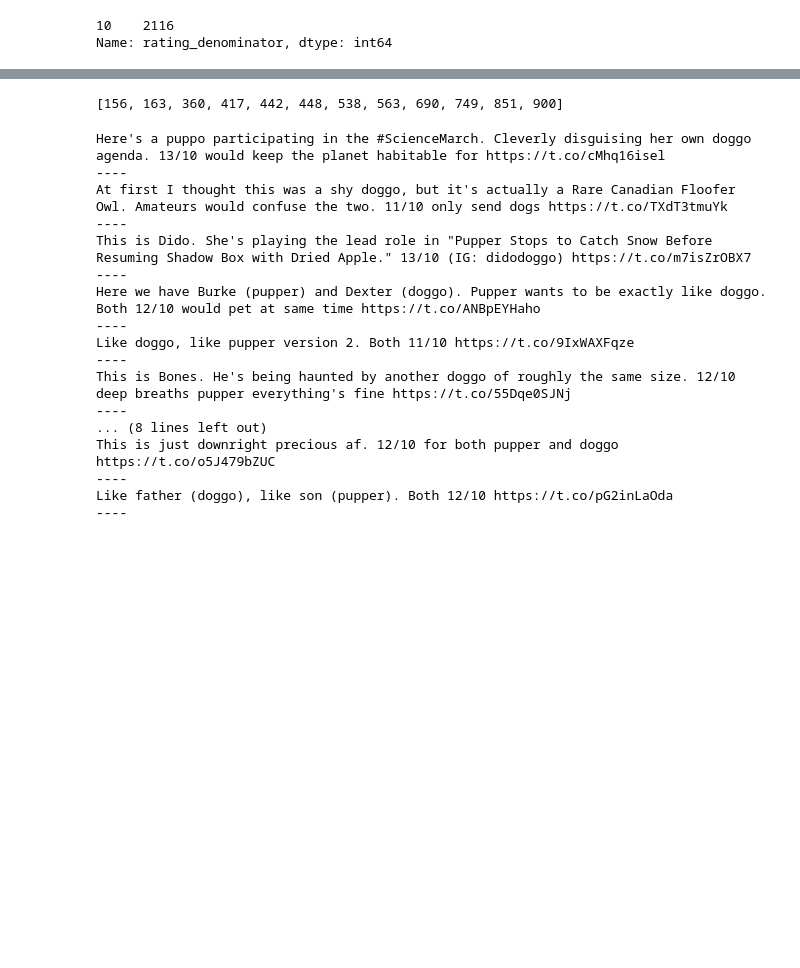
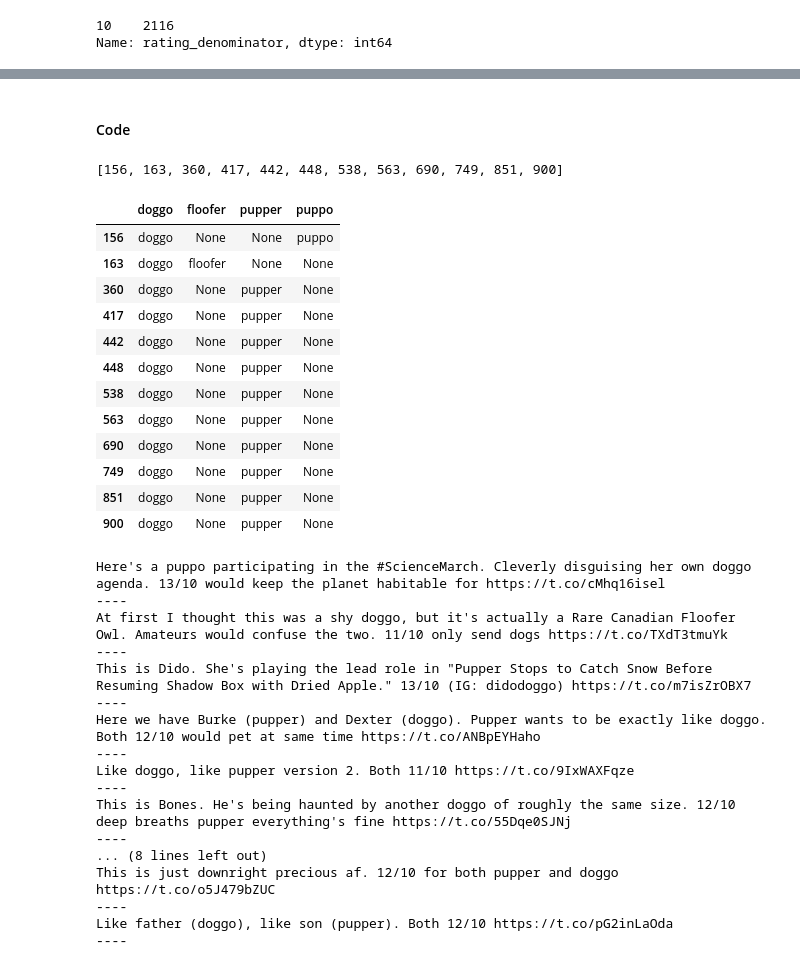
Before and after one commit to LinChen1992/twitter-analysis, a Jupyter notebook: wrangle_act.ipynb, the cells around one changed output, grey strips where cells are left out. Cells and saved outputs as stored; diff of their text form; code cells hidden in the pictures; blank space fills up the shorter version.

```diff
--- a/wrangle_act.ipynb
+++ b/wrangle_act.ipynb
@@ -425 +760,9 @@ Jed          1
 Name: name, Length: 949, dtype: int64
+# %%
+name_list = df1.name.unique()
+wrong_name = []
+for i in name_list:
+    if not re.search('[A-Z]', i) or len(i) <= 1:
+        wrong_name.append(i)
+wrong_name.append('None') # re-test weird names, shall be "None"
+print(wrong_name)
@@ -584,3 +983,5 @@ df1.rating_numerator[1485] = 11.26
+# %% [markdown]
+#### Code
 # %%
 df1 = df1.reset_index(drop = True)
 # %%
@@ -593,6 +994,22 @@ for i in range(df1.shape[0]):
 print(dup_index)
 # %% [output]
 [156, 163, 360, 417, 442, 448, 538, 563, 690, 749, 851, 900]
+# %%
+df1.iloc[dup_index].iloc[:, 7:11]
+# %% [output]
+|  | doggo | floofer | pupper | puppo |
+| 156 | doggo | None | None | puppo |
+| 163 | doggo | floofer | None | None |
+| 360 | doggo | None | pupper | None |
+| 417 | doggo | None | pupper | None |
+| 442 | doggo | None | pupper | None |
+| 448 | doggo | None | pupper | None |
+| 538 | doggo | None | pupper | None |
+| 563 | doggo | None | pupper | None |
+| 690 | doggo | None | pupper | None |
+| 749 | doggo | None | pupper | None |
+| 851 | doggo | None | pupper | None |
+| 900 | doggo | None | pupper | None |
 # %%
 for i in dup_index:
     print(df1.text[i])
```
Also changed, not shown: parts of 135 cells of this notebook, 3 other files.
